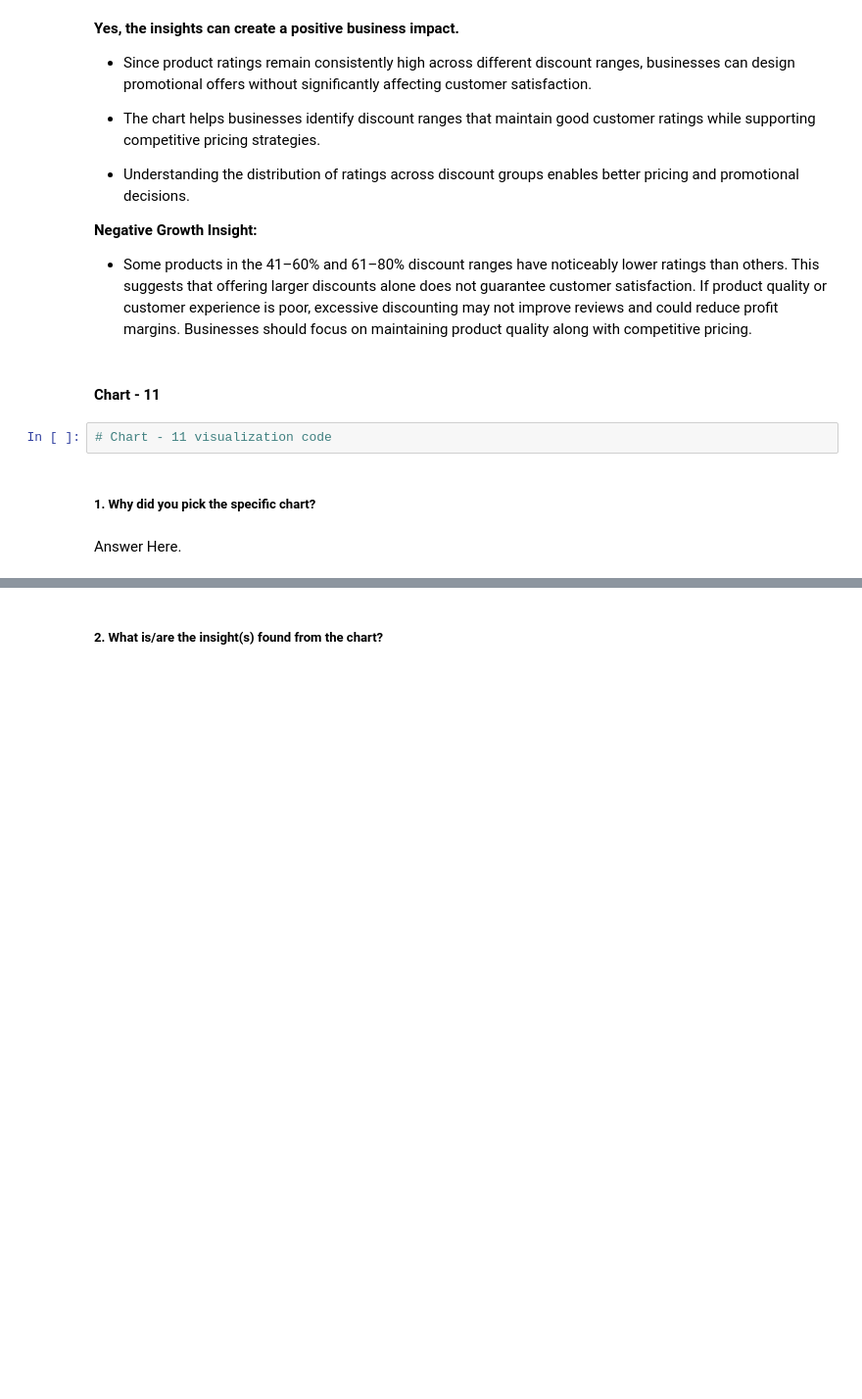
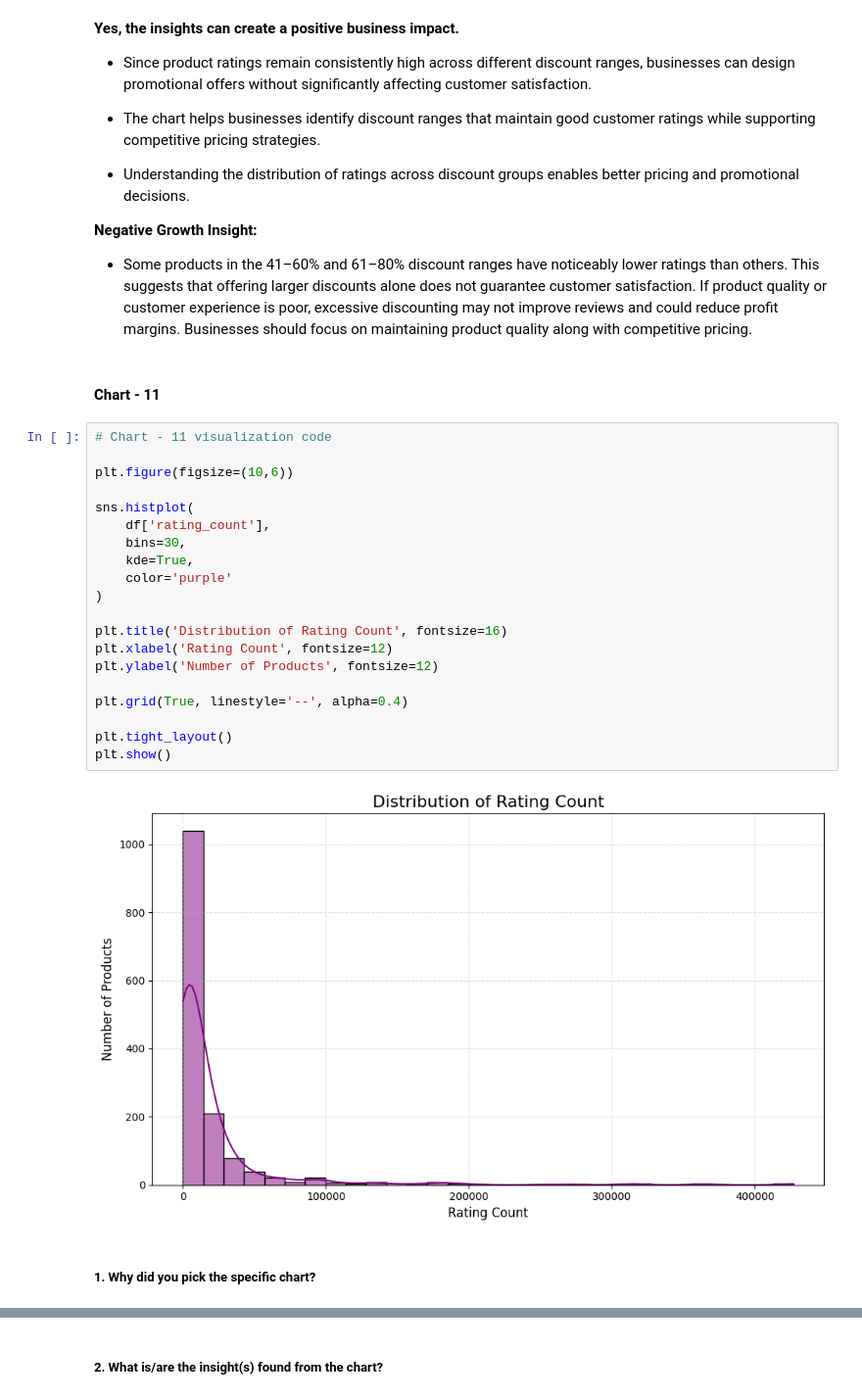
Before and after one commit to Sneha8126/ML---Unsupervised-Learning-Project, a Jupyter notebook: Sneha_copy_of_Sample_ML_Submission_Clustering_Template.ipynb, the cells around one changed output, grey strips where cells are left out. Shown at 98% size. Cells and saved outputs as stored; diff of their text form; blank space fills up the shorter version.

Commit message:
Added Chart-11

```diff
--- a/Sneha_copy_of_Sample_ML_Submission_Clustering_Template.ipynb
+++ b/Sneha_copy_of_Sample_ML_Submission_Clustering_Template.ipynb
@@ -916,9 +916,27 @@ Are there any insights that lead to negative growth? Justify with specific reaso
 * Some products in the 41–60% and 61–80% discount ranges have noticeably lower ratings than others. This suggests that offering larger discounts alone does not guarantee customer satisfaction. If product quality or customer experience is poor, excessive discounting may not improve reviews and could reduce profit margins. Businesses should focus on maintaining product quality along with competitive pricing.
 # %% [markdown]
 #### Chart - 11
-# %%
-# Chart - 11 visualization code
+# %%
+# Chart - 11 visualization code
+
+plt.figure(figsize=(10,6))
+
+sns.histplot(
+    df['rating_count'],
+    bins=30,
+    kde=True,
+    color='purple'
+)
+
+plt.title('Distribution of Rating Count', fontsize=16)
+plt.xlabel('Rating Count', fontsize=12)
+plt.ylabel('Number of Products', fontsize=12)
+
+plt.grid(True, linestyle='--', alpha=0.4)
+
+plt.tight_layout()
+plt.show()
+# %% [output]
+[figure, added]
 # %% [markdown]
 ##### 1. Why did you pick the specific chart?
-# %% [markdown]
-Answer Here.
```
Also changed, not shown: parts of 5 cells of this notebook.
